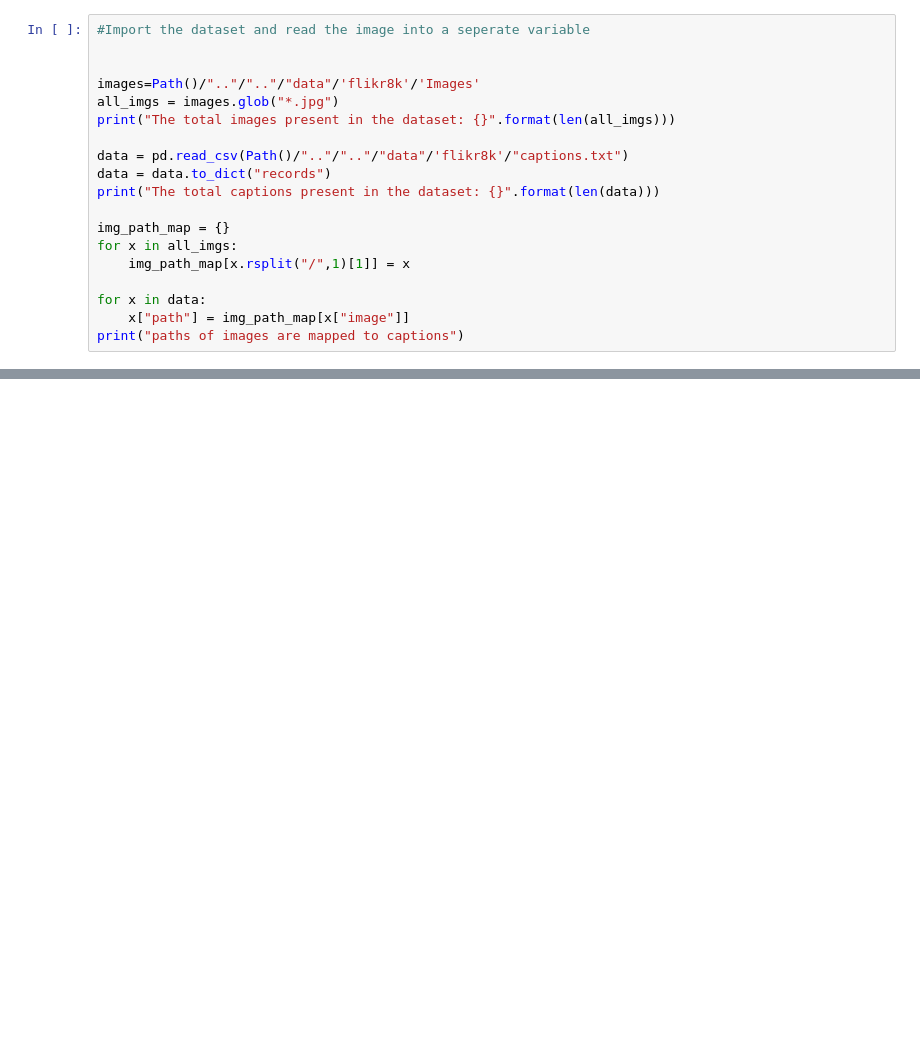
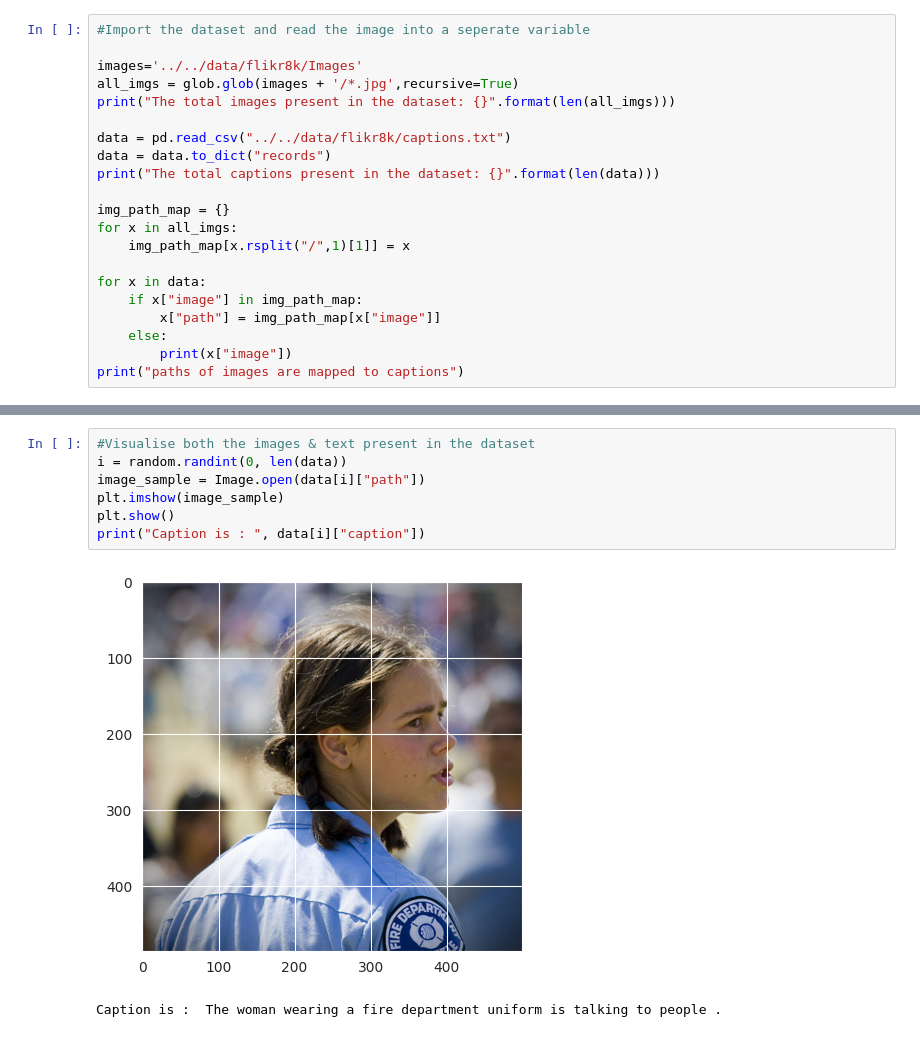
Before and after one commit to vineel7871/eyeForTheBlind, a Jupyter notebook: notebooks/preprocessing/data understanding.ipynb, the cells around one changed output, grey strips where cells are left out. Cells and saved outputs as stored; diff of their text form; blank space fills up the shorter version.

```diff
--- a/notebooks/preprocessing/data understanding.ipynb
+++ b/notebooks/preprocessing/data understanding.ipynb
@@ -23,12 +11,11 @@ stopwords = stopwords.words('english')
 # %%
 #Import the dataset and read the image into a seperate variable
 
-
-images=Path()/".."/".."/"data"/'flikr8k'/'Images'
-all_imgs = images.glob("*.jpg")
+images='../../data/flikr8k/Images'
+all_imgs = glob.glob(images + '/*.jpg',recursive=True)
 print("The total images present in the dataset: {}".format(len(all_imgs)))
 
-data = pd.read_csv(Path()/".."/".."/"data"/'flikr8k'/"captions.txt")
+data = pd.read_csv("../../data/flikr8k/captions.txt")
 data = data.to_dict("records")
 print("The total captions present in the dataset: {}".format(len(data)))
 
@@ -37,5 +24,8 @@ for x in all_imgs:
     img_path_map[x.rsplit("/",1)[1]] = x
 
 for x in data:
-    x["path"] = img_path_map[x["image"]]
+    if x["image"] in img_path_map:
+        x["path"] = img_path_map[x["image"]]
+    else:
+        print(x["image"])
 print("paths of images are mapped to captions")
@@ -41,0 +45,10 @@ print("paths of images are mapped to captions")
+# %%
+#Visualise both the images & text present in the dataset
+i = random.randint(0, len(data))
+image_sample = Image.open(data[i]["path"])
+plt.imshow(image_sample)
+plt.show()
+print("Caption is : ", data[i]["caption"])
+# %% [output]
+[figure, added]
+Caption is :  The woman wearing a fire department uniform is talking to people .
```
Also changed, not shown: parts of 5 cells of this notebook, 3 other files.
